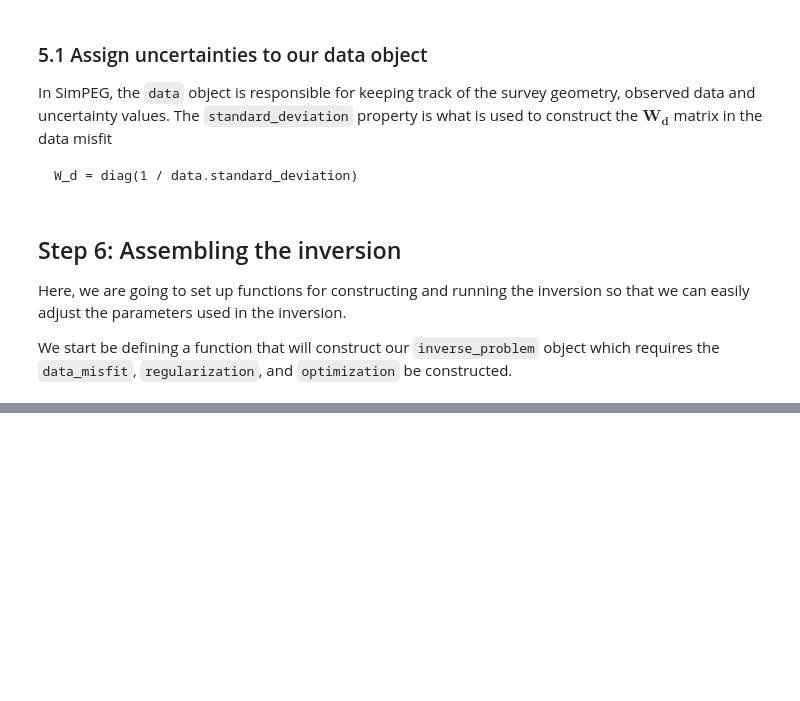
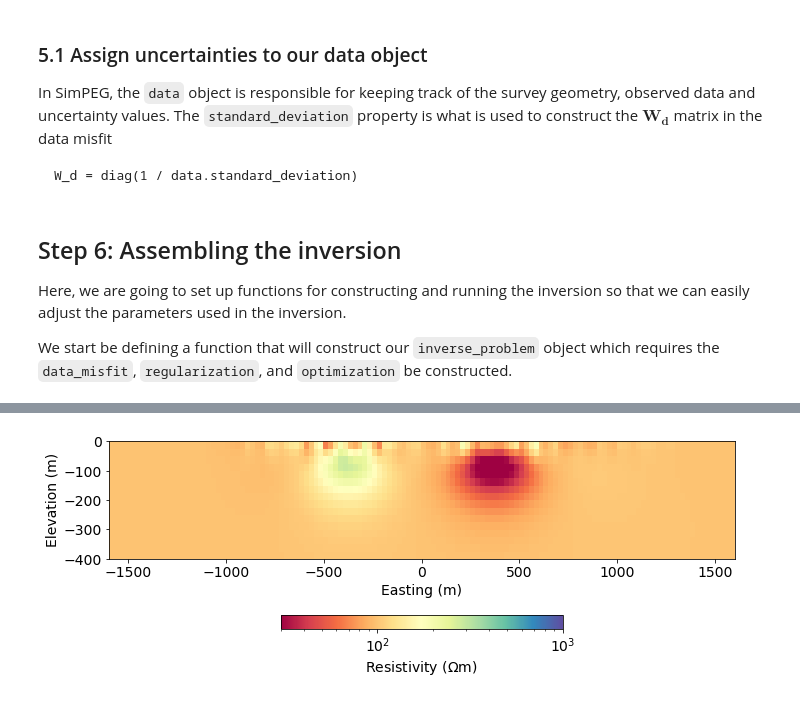
Before and after one commit to simpeg/transform-2020-simpeg, a Jupyter notebook: 3-inversions-dc.ipynb, the cells around one changed output, grey strips where cells are left out. Cells and saved outputs as stored; diff of their text form; code cells hidden in the pictures; blank space fills up the shorter version.

Commit message:
sketch of an inversion notebook

```diff
--- a/3-inversions-dc.ipynb
+++ b/3-inversions-dc.ipynb
@@ -427,0 +449,9 @@ def build_inverse_problem(
+# %%
+inv_prob = build_inverse_problem()
+# %%
+beta_est = directives.BetaEstimate_ByEig(beta0_ratio=1e-20)
+target = directives.TargetMisfit()
+
+inv = inversion.BaseInversion(
+    inv_prob, directiveList=[beta_est, target]
+)
@@ -427,0 +460,3 @@ def build_inverse_problem(
+# %%
+m0 = np.log(rho_background) * np.ones(mesh.nC)
+mopt = inv.run(m0)
@@ -427,0 +480,18 @@ def build_inverse_problem(
+# %%
+fig, ax = plt.subplots(1,1, figsize=(10, 5))
+rho = (mapping*mopt)
+out = mesh.plotImage(
+    rho, pcolorOpts={'norm':LogNorm(), 'cmap':'Spectral'}, ax=ax,
+    clim=(30, 1000)
+)
+
+ax.set_xlim(core_domain_x)
+ax.set_ylim((-400, 0))
+cb = plt.colorbar(out[0], fraction=0.05, orientation='horizontal', ax=ax, pad=0.2)
+cb.set_label("Resistivity ($\Omega$m)")
+ax.set_xlabel('Easting (m)')
+ax.set_ylabel('Elevation (m)')
+ax.set_aspect(1.5)  # some vertical exxageration
+plt.tight_layout()
+# %% [output]
+[figure, added]
```
Also changed, not shown: parts of 6 cells of this notebook, 2 other files.
